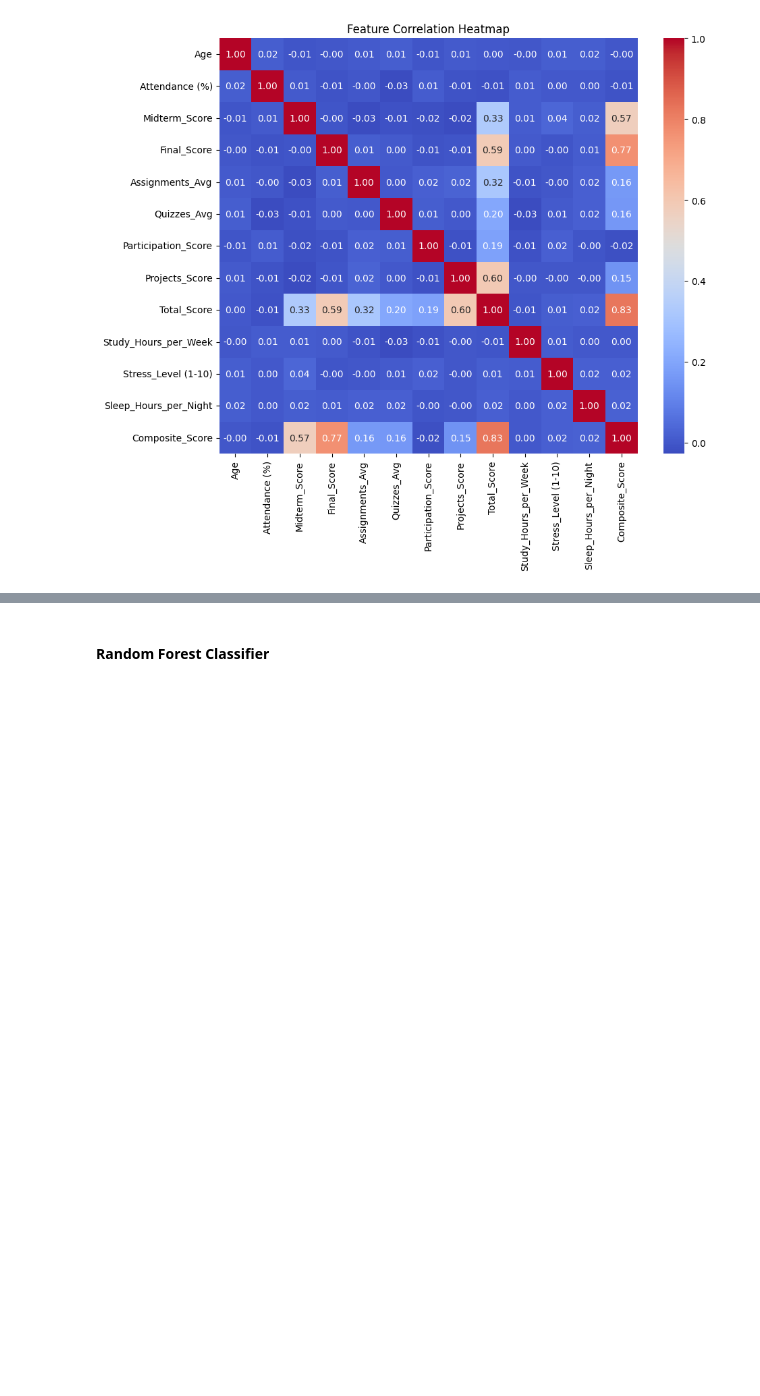
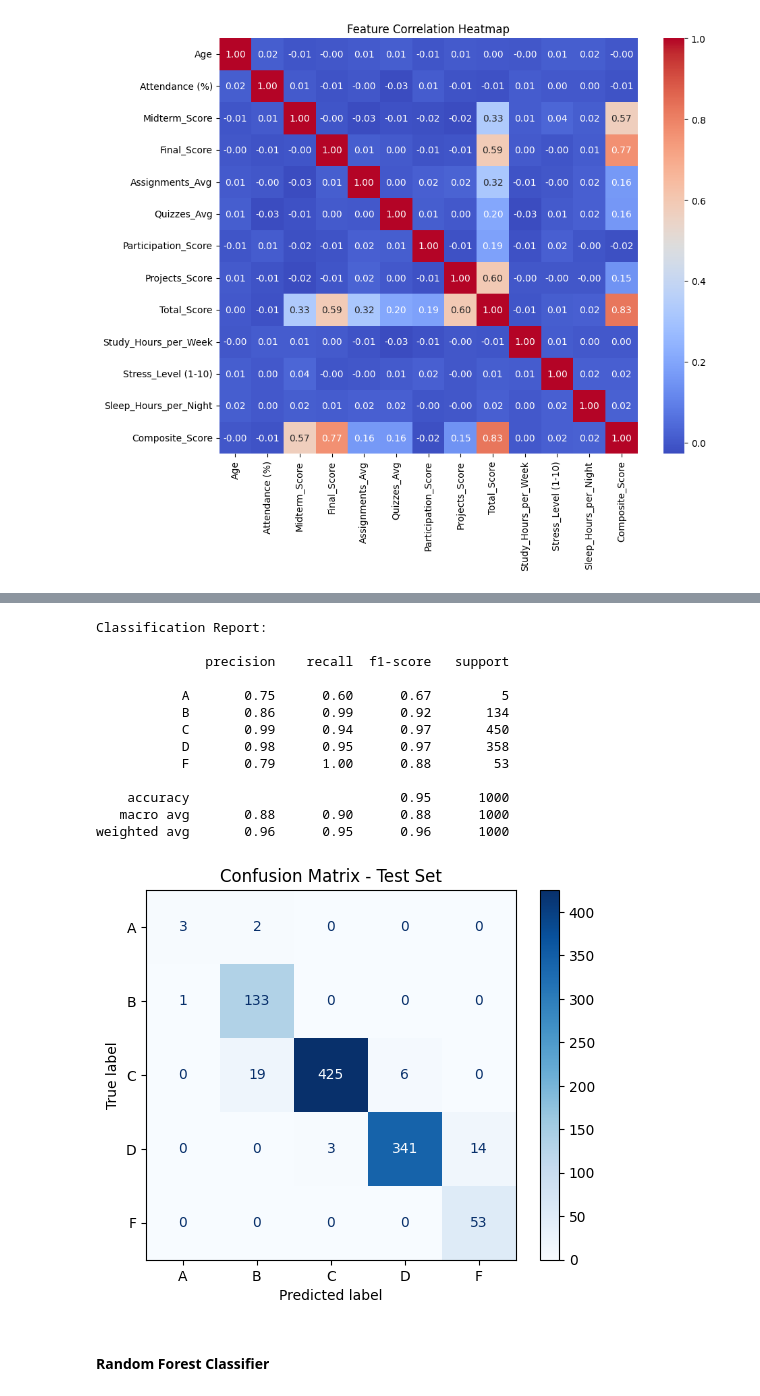
Before and after one commit to mani8072/Data_science_thesis, a Jupyter notebook: coding/machine_learning.ipynb, the cells around one changed output, grey strips where cells are left out. Drawn from its saved outputs; the diff is of its cells as text; code cells hidden in the pictures; blank space fills up the shorter version.

```diff
--- a/coding/machine_learning.ipynb
+++ b/coding/machine_learning.ipynb
@@ -344,3 +221,83 @@ Decision Tree - Test Metrics: {'Accuracy': 1.0, 'Precision': 1.0, 'Recall': 1.0,
+# %%
+import pandas as pd
+from sklearn.model_selection import train_test_split
+from sklearn.preprocessing import LabelEncoder, StandardScaler, OneHotEncoder
+from sklearn.impute import SimpleImputer
+from sklearn.pipeline import Pipeline
+from sklearn.compose import ColumnTransformer
+from sklearn.linear_model import LogisticRegression
+from sklearn.metrics import classification_report, confusion_matrix, ConfusionMatrixDisplay
+import matplotlib.pyplot as plt
+
+# Step 1: Load and prepare data
+df = cleaned_ds.copy()
+df = df.drop(columns=['Student_ID', 'First_Name', 'Last_Name', 'Email'])
+
+# Step 2: Encode Grade to numeric
+label_encoder = LabelEncoder()
+df['Grade_Label'] = label_encoder.fit_transform(df['Grade'])
+
+# Step 3: Define X and y
+X = df.drop(columns=['Grade', 'Grade_Label'])
+y = df['Grade_Label']
+
+# Step 4: Define column types
+categorical_cols = ['Gender', 'Department', 'Extracurricular_Activities',
+                    'Internet_Access_at_Home', 'Parent_Education_Level', 'Family_Income_Level']
+numerical_cols = list(set(X.columns) - set(categorical_cols))
+
+# Step 5: Preprocessing pipelines
+numeric_pipeline = Pipeline([
+    ('imputer', SimpleImputer(strategy='mean')),
+    ('scaler', StandardScaler())
+])
+
+categorical_pipeline = Pipeline([
+    ('imputer', SimpleImputer(strategy='most_frequent')),
+    ('encoder', OneHotEncoder(handle_unknown='ignore'))
+])
+
+preprocessor = ColumnTransformer([
+    ('num', numeric_pipeline, numerical_cols),
+    ('cat', categorical_pipeline, categorical_cols)
+])
+
+# Step 6: Build full pipeline
+model = Pipeline([
+    ('preprocessor', preprocessor),
+    ('classifier', LogisticRegression(max_iter=1000, class_weight='balanced'))
+])
+
+# Step 7: Train/Test split and training
+X_train, X_test, y_train, y_test = train_test_split(X, y, test_size=0.2, random_state=42)
+model.fit(X_train, y_train)
+
+# Step 8: Evaluation
+y_pred = model.predict(X_test)
+
+print("Classification Report:\n")
+print(classification_report(y_test, y_pred, target_names=label_encoder.classes_))
+
+cm = confusion_matrix(y_test, y_pred)
+disp = ConfusionMatrixDisplay(confusion_matrix=cm, display_labels=label_encoder.classes_)
+disp.plot(cmap=plt.cm.Blues)
+plt.title("Confusion Matrix - Test Set")
+plt.show()
+# %% [output]
+Classification Report:
+
+              precision    recall  f1-score   support
+
+           A       0.75      0.60      0.67         5
+           B       0.86      0.99      0.92       134
+           C       0.99      0.94      0.97       450
+           D       0.98      0.95      0.97       358
+           F       0.79      1.00      0.88        53
+
+    accuracy                           0.95      1000
+   macro avg       0.88      0.90      0.88      1000
+weighted avg       0.96      0.95      0.96      1000
+[figure, added]
 # %% [markdown]
 #### Random Forest Classifier
 # %%
```
Also changed, not shown: parts of 18 cells of this notebook.
